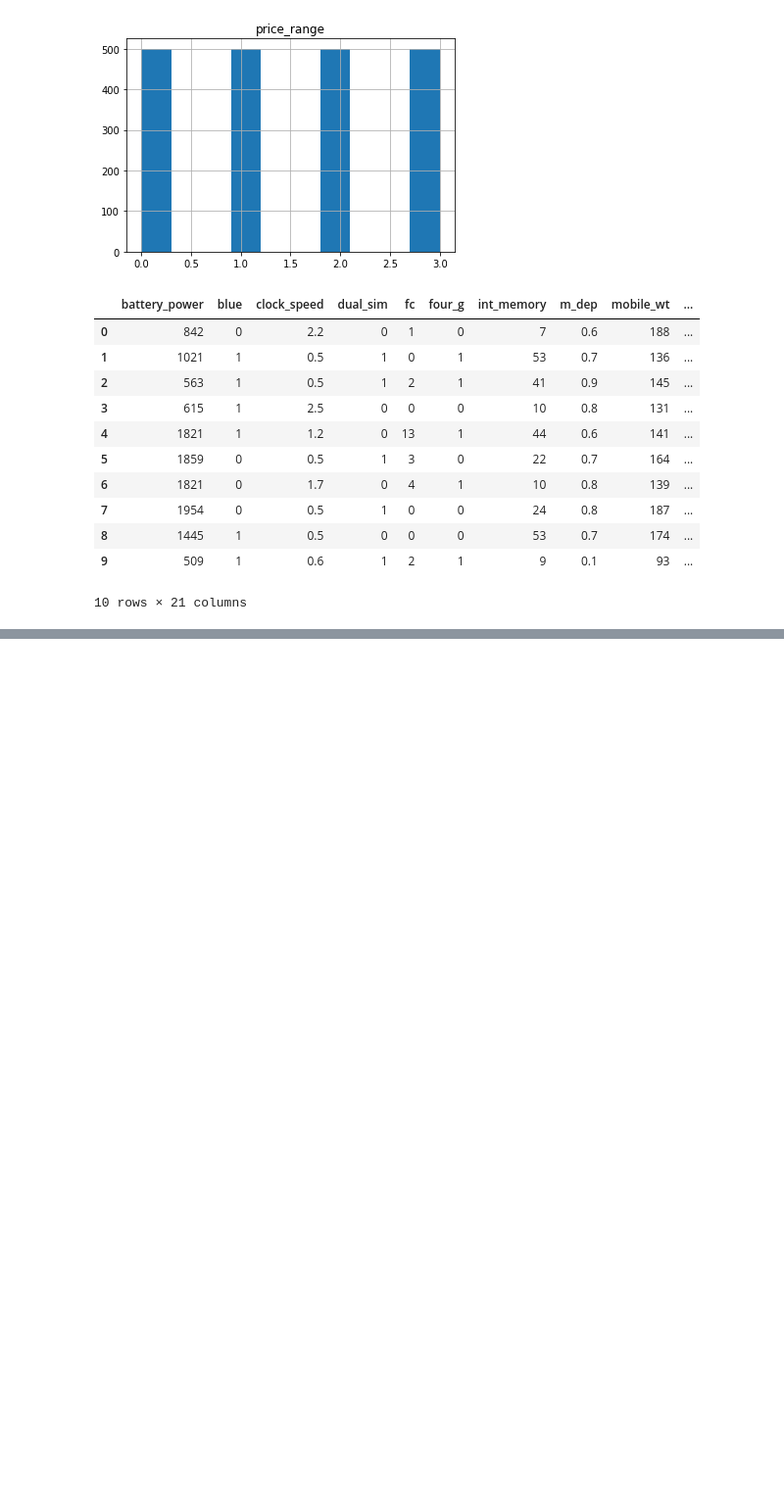
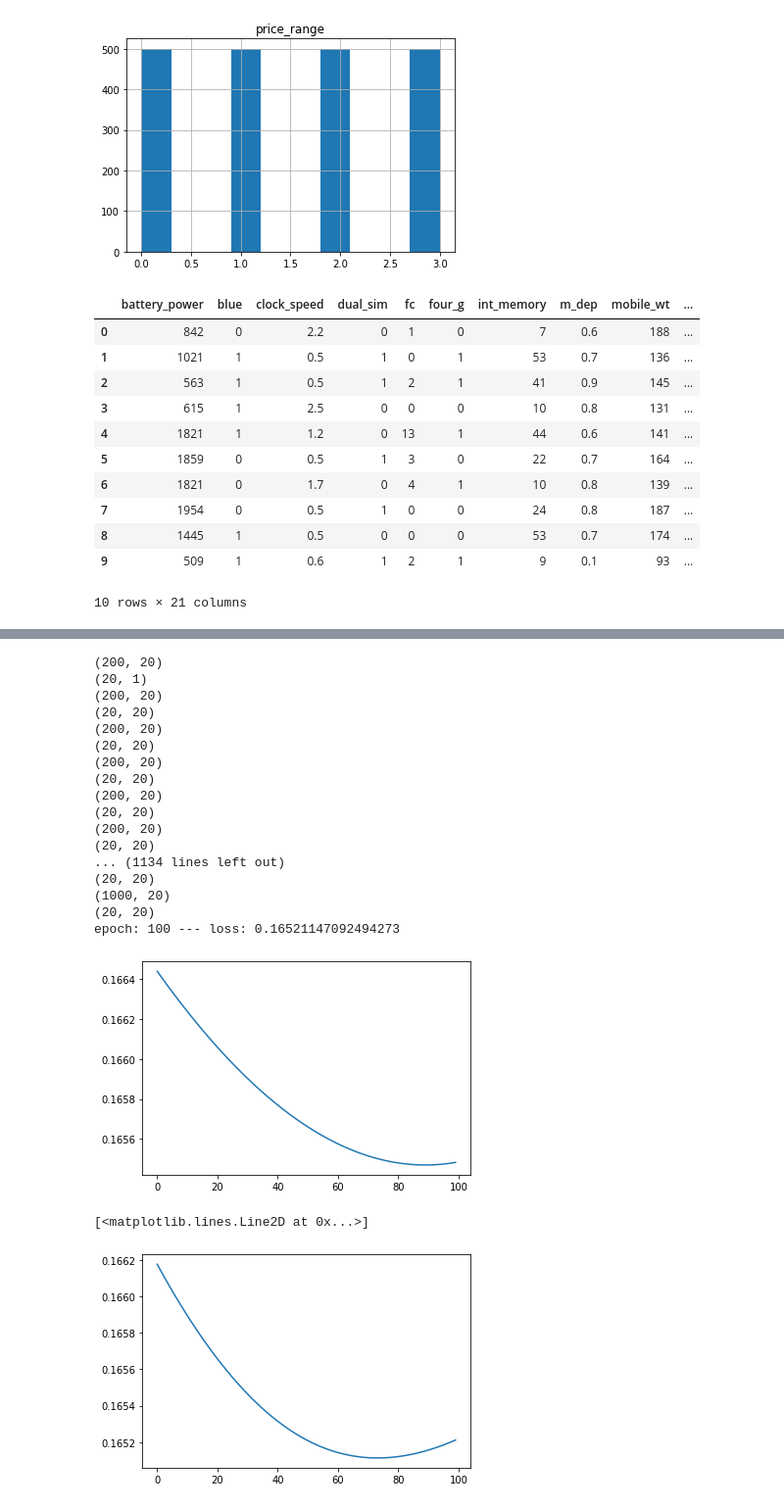
Before and after one commit to fyangami/ml-starter, a Jupyter notebook: kaggle/mobile-price-classification/craft.ipynb, the cells around one changed output, grey strips where cells are left out. Shown at 98% size. Drawn from its saved outputs; the diff is of its cells as text; code cells hidden in the pictures; blank space fills up the shorter version.

Commit message:
logistic regression

```diff
--- a/kaggle/mobile-price-classification/craft.ipynb
+++ b/kaggle/mobile-price-classification/craft.ipynb
@@ -4,6 +4,7 @@ import pandas as pd
 import matplotlib.pyplot as plt
 # %%
 train_data = pd.read_csv('train.csv')
+test_data = pd.read_csv('test.csv')
 # %%
 train_data.info()
 # %% [output]
@@ -57,12 +58,11 @@ train_data.head(10)
 | 8 | 1445 | 1 | 0.5 | 0 | 0 | 0 | 53 | 0.7 | 174 | ... |
 | 9 | 509 | 1 | 0.6 | 1 | 2 | 1 | 9 | 0.1 | 93 | ... |
 10 rows × 21 columns
-# %%
-def std(x):
-    return (x - x.mean()) / x.std()
 # %%
 # 数据预处理
 train_data = train_data.to_numpy()
 train_label = train_data[:, -1:]
 train_data = train_data[:, :-1]
-train_data.shape, train_label.shape
+test_data = test_data.to_numpy()
+test_label = test_data[:, -1:]
+test_data = test_data[:, :-1]
@@ -71,8 +68,0 @@ train_data.shape, train_label.shape
-# %%
-import sys
-sys.path.append('/home/fyang/code/ml/kaggle/')
-from liner.logic_regression import LogicRegression
-
-model = LogicRegression()
-test_y = (train_label == 1).astype('uint8').reshape(-1, 1)
-model.fit(train_data, test_y)
@@ -89,0 +69,43 @@ loss:  0.25
+# %%
+import sys
+sys.path.append('/home/fyang/code/ml/ml-starter')
+
+from models.logistic_regression import LogisticClassifier
+from utils.preprocess import std
+
+# 先做1-1回归
+train_label = (train_label == 1).astype('uint8')
+test_label = (test_label == 1).astype('uint8')
+
+train_data = std(train_data)
+test_data = std(test_data)
+
+model = LogisticClassifier(eta=1e-1, epochs=100, batch_size=200)
+model.fit(train_data, train_label, test_data, test_label)
+from matplotlib import pyplot as plt
+plt.plot(model.losses)
+model2 = LogisticClassifier(eta=1e-1, epochs=100, batch_size=30)
+model2.fit(train_data, train_label, test_data, test_label)
+plt.show()
+plt.plot(model2.losses)
+# %% [output]
+(200, 20)
+(20, 1)
+(200, 20)
+(20, 20)
+(200, 20)
+(20, 20)
+(200, 20)
+(20, 20)
+(200, 20)
+(20, 20)
+(200, 20)
+(20, 20)
+... (1134 lines left out)
+(20, 20)
+(1000, 20)
+(20, 20)
+epoch: 100 --- loss: 0.16521147092494273
+[figure, added]
+[<matplotlib.lines.Line2D at 0x...>]
+[figure, added]
```
Also changed, not shown: parts of 3 cells of this notebook, 3 other files.
